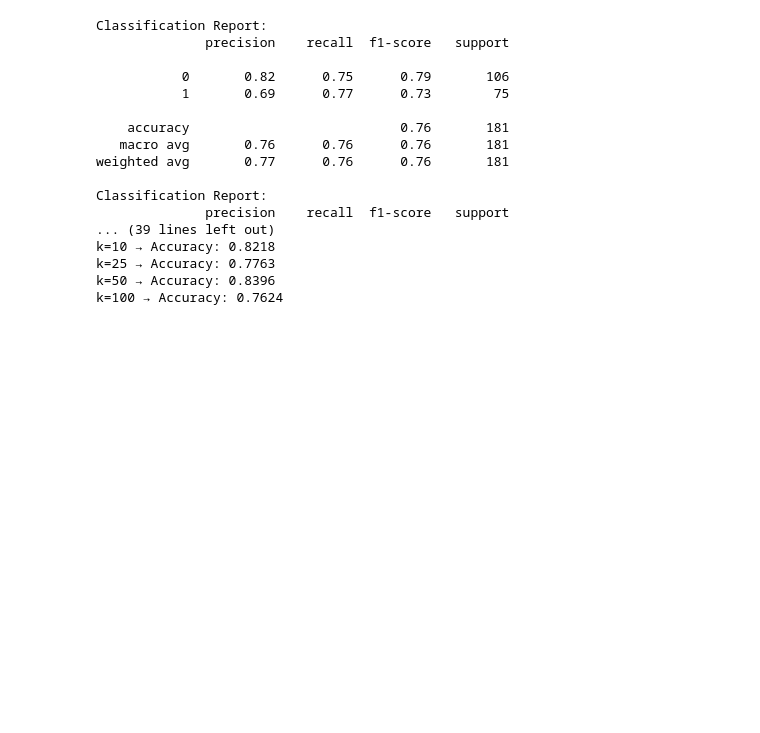
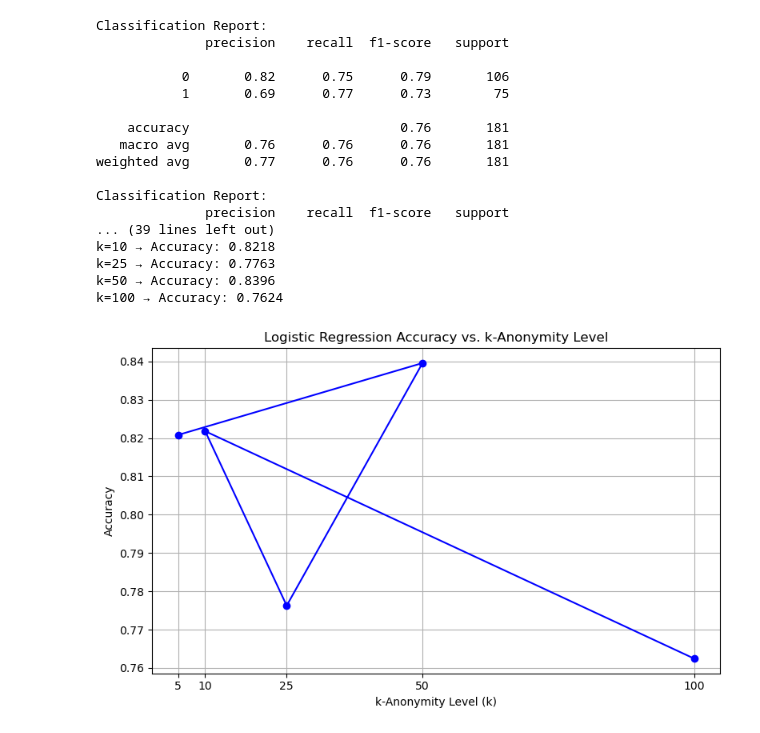
Before and after one commit to EduardoEduBox/Mid_Term_Project_ML, a Jupyter notebook: logistic_regression_jolei.ipynb, the cells around one changed output. Drawn from its saved outputs; the diff is of its cells as text; code cells hidden in the pictures; blank space fills up the shorter version.

Commit message:
k-anonymity visualization

```diff
--- a/logistic_regression_jolei.ipynb
+++ b/logistic_regression_jolei.ipynb
@@ -596,3 +596,20 @@ k=10 → Accuracy: 0.8218
 k=25 → Accuracy: 0.7763
 k=50 → Accuracy: 0.8396
 k=100 → Accuracy: 0.7624
+# %%
+#Extract k-values
+k_values = [k for k, acc in results]
+accuracies = [acc for k, acc in results]
+
+#Plot
+plt.figure(figsize=(8, 5))
+plt.plot(k_values, accuracies, marker='o', linestyle='-', color='blue')
+plt.title("Logistic Regression Accuracy vs. k-Anonymity Level")
+plt.xlabel("k-Anonymity Level (k)")
+plt.ylabel("Accuracy")
+plt.grid(True)
+plt.xticks(k_values)  # Ensure k-values appear on the x-axis
+plt.tight_layout()
+plt.show()
+# %% [output]
+[figure, added]
```
